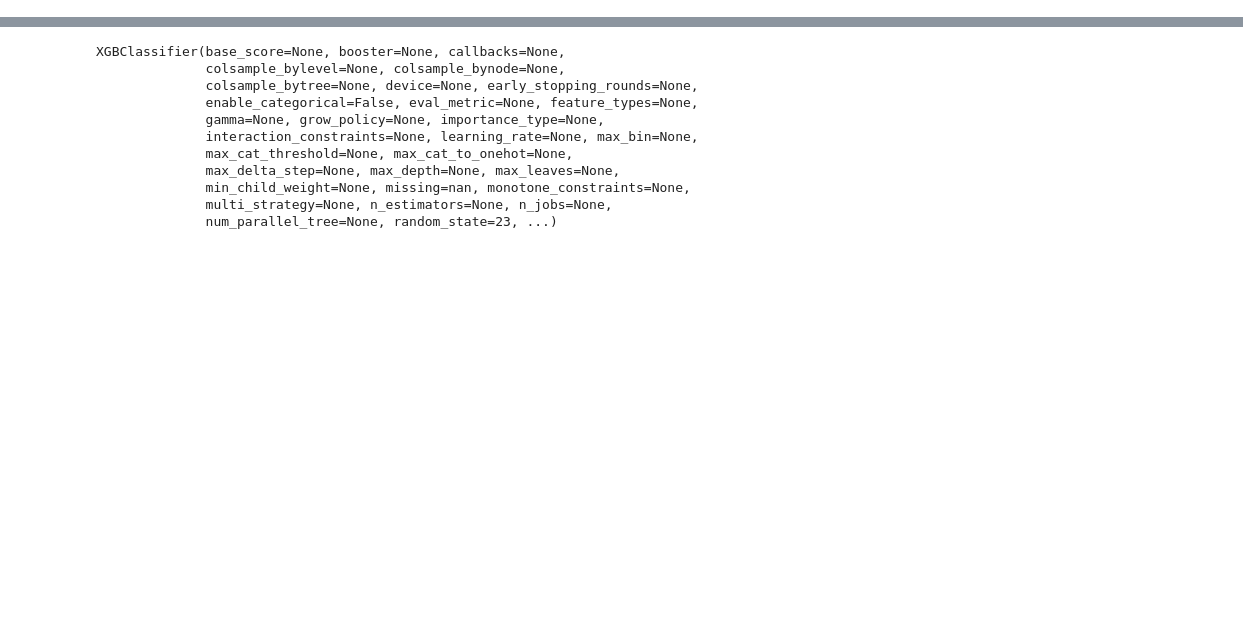
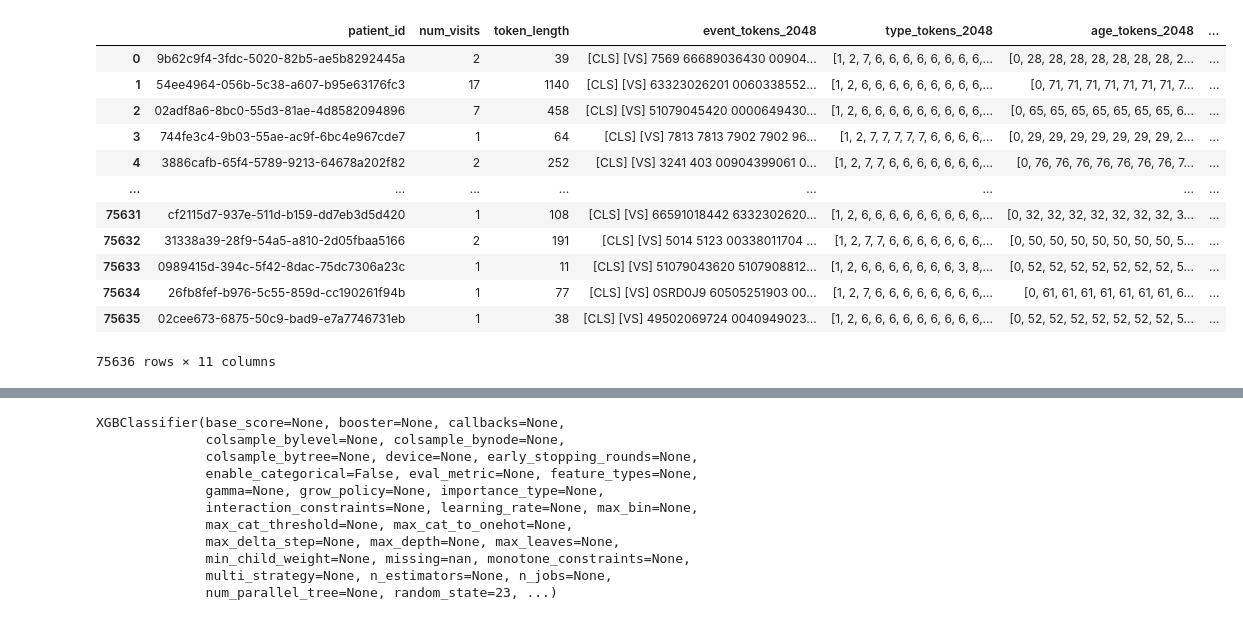
Before and after one commit to VectorInstitute/odyssey, a Jupyter notebook: models/baseline/XGBoost.ipynb, the cells around one changed output, grey strips where cells are left out. Saved outputs shown, nothing was run; the diff lists cells and outputs as text; code cells hidden in the pictures; blank space fills up the shorter version.

```diff
--- a/models/baseline/XGBoost.ipynb
+++ b/models/baseline/XGBoost.ipynb
@@ -60,7 +60,21 @@ FREQ_MATRIX_TEST = f"{DATA_ROOT}/patient_freq_matrix_test.npz"
 # %%
 # Load dataset
 dataset = pd.read_parquet(DATA_PATH)
-dataset.rename(columns={'label_mortality_1month': 'label'}, inplace=True)
+dataset.rename(columns={f'label_{TASK}_1month': 'label'}, inplace=True)
 dataset
+# %% [output]
+|  | patient_id | num_visits | token_length | event_tokens_2048 | type_tokens_2048 | age_tokens_2048 | ... |
+| 0 | 9b62c9f4-3fdc-5020-82b5-ae5b8292445a | 2 | 39 | [CLS] [VS] 7569 66689036430 00904... | [1, 2, 7, 6, 6, 6, 6, 6, 6, 6, 6,... | [0, 28, 28, 28, 28, 28, 28, 28, 2... | ... |
+| 1 | 54ee4964-056b-5c38-a607-b95e63176fc3 | 17 | 1140 | [CLS] [VS] 63323026201 0060338552... | [1, 2, 6, 6, 6, 6, 6, 6, 6, 6, 6,... | [0, 71, 71, 71, 71, 71, 71, 71, 7... | ... |
+| 2 | 02adf8a6-8bc0-55d3-81ae-4d8582094896 | 7 | 458 | [CLS] [VS] 51079045420 0000649430... | [1, 2, 6, 6, 6, 6, 6, 6, 6, 6, 6,... | [0, 65, 65, 65, 65, 65, 65, 65, 6... | ... |
+| 3 | 744fe3c4-9b03-55ae-ac9f-6bc4e967cde7 | 1 | 64 | [CLS] [VS] 7813 7813 7902 7902 96... | [1, 2, 7, 7, 7, 7, 7, 6, 6, 6, 6,... | [0, 29, 29, 29, 29, 29, 29, 29, 2... | ... |
+| 4 | 3886cafb-65f4-5789-9213-64678a202f82 | 2 | 252 | [CLS] [VS] 3241 403 00904399061 0... | [1, 2, 7, 7, 6, 6, 6, 6, 6, 6, 6,... | [0, 76, 76, 76, 76, 76, 76, 76, 7... | ... |
+| ... | ... | ... | ... | ... | ... | ... | ... |
+| 75631 | cf2115d7-937e-511d-b159-dd7eb3d5d420 | 1 | 108 | [CLS] [VS] 66591018442 6332302620... | [1, 2, 6, 6, 6, 6, 6, 6, 6, 6, 6,... | [0, 32, 32, 32, 32, 32, 32, 32, 3... | ... |
+| 75632 | 31338a39-28f9-54a5-a810-2d05fbaa5166 | 2 | 191 | [CLS] [VS] 5014 5123 00338011704 ... | [1, 2, 7, 7, 6, 6, 6, 6, 6, 6, 6,... | [0, 50, 50, 50, 50, 50, 50, 50, 5... | ... |
+| 75633 | 0989415d-394c-5f42-8dac-75dc7306a23c | 1 | 11 | [CLS] [VS] 51079043620 5107908812... | [1, 2, 6, 6, 6, 6, 6, 6, 6, 3, 8,... | [0, 52, 52, 52, 52, 52, 52, 52, 5... | ... |
+| 75634 | 26fb8fef-b976-5c55-859d-cc190261f94b | 1 | 77 | [CLS] [VS] 0SRD0J9 60505251903 00... | [1, 2, 7, 6, 6, 6, 6, 6, 6, 6, 6,... | [0, 61, 61, 61, 61, 61, 61, 61, 6... | ... |
+| 75635 | 02cee673-6875-50c9-bad9-e7a7746731eb | 1 | 38 | [CLS] [VS] 49502069724 0040949023... | [1, 2, 6, 6, 6, 6, 6, 6, 6, 6, 6,... | [0, 52, 52, 52, 52, 52, 52, 52, 5... | ... |
+75636 rows × 11 columns
 # %%
 patient_ids = pickle.load(open(ID_PATH, 'rb'))
```
Also changed, not shown: parts of 15 cells of this notebook, 4 other files.
